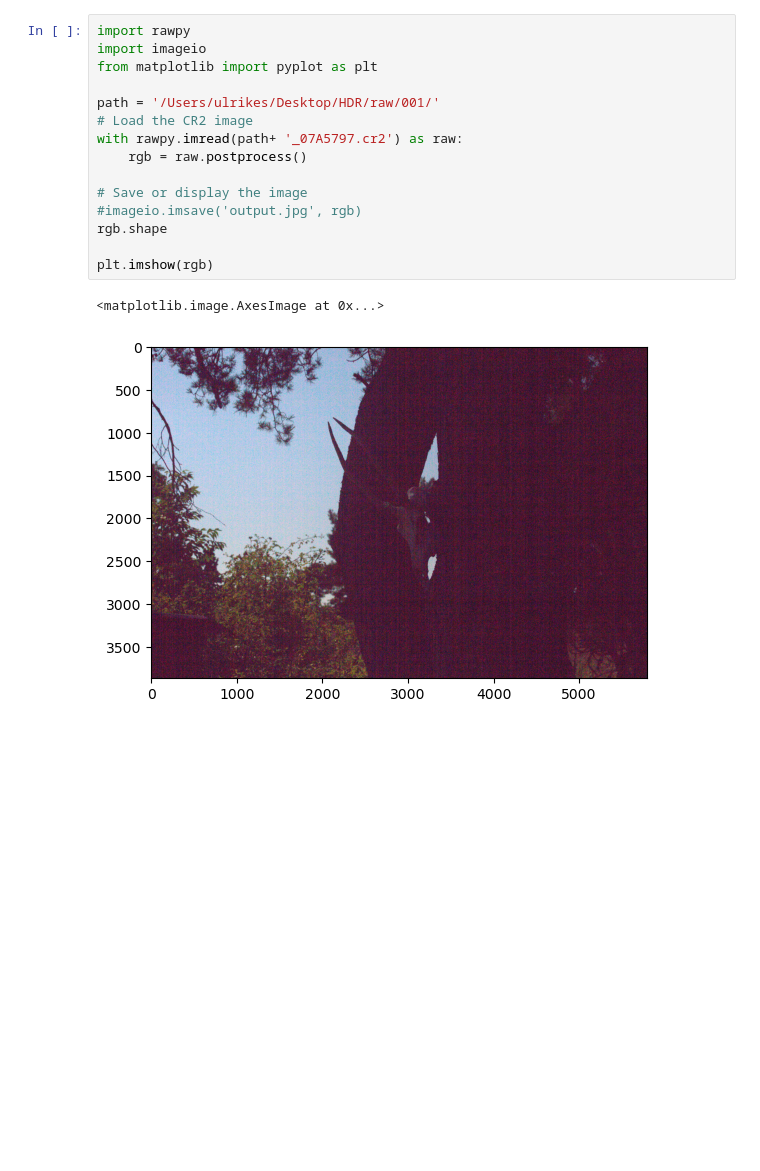
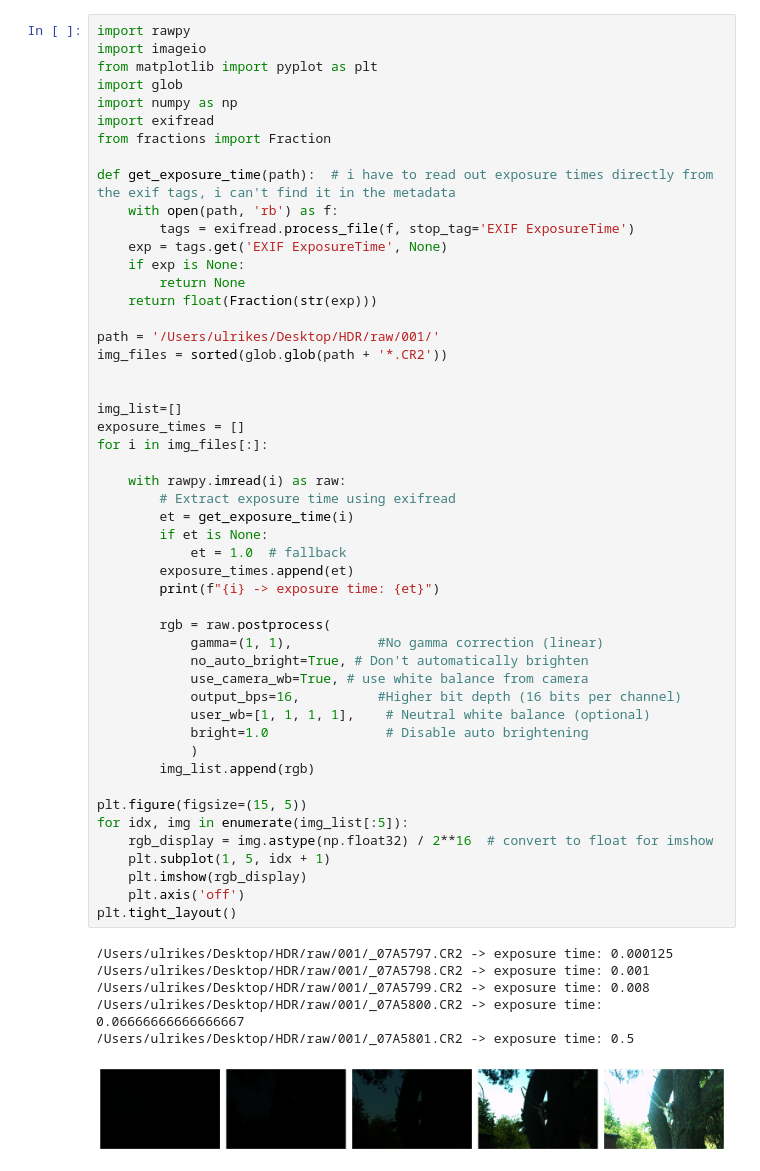
Before and after one commit to u-schulze/HDR, a Jupyter notebook: open_images.ipynb, the cells around one changed output. Cells and saved outputs as stored; diff of their text form; blank space fills up the shorter version.

```diff
--- a/open_images.ipynb
+++ b/open_images.ipynb
@@ -1,18 +1,57 @@
-# %%
-import rawpy
-import imageio
-from matplotlib import pyplot as plt
-
-path = '/Users/ulrikes/Desktop/HDR/raw/001/'
-# Load the CR2 image
-with rawpy.imread(path+ '_07A5797.cr2') as raw:
-    rgb = raw.postprocess()
-
-# Save or display the image
-#imageio.imsave('output.jpg', rgb)
-rgb.shape
-
-plt.imshow(rgb)
-# %% [output]
-<matplotlib.image.AxesImage at 0x...>
-[figure, removed]
+# %%
+import rawpy
+import imageio
+from matplotlib import pyplot as plt
+import glob
+import numpy as np
+import exifread
+from fractions import Fraction
+
+def get_exposure_time(path):  # i have to read out exposure times directly from the exif tags, i can't find it in the metadata
+    with open(path, 'rb') as f:
+        tags = exifread.process_file(f, stop_tag='EXIF ExposureTime')
+    exp = tags.get('EXIF ExposureTime', None)
+    if exp is None:
+        return None
+    return float(Fraction(str(exp)))
+
+path = '/Users/ulrikes/Desktop/HDR/raw/001/'
+img_files = sorted(glob.glob(path + '*.CR2'))
+
+
+img_list=[]
+exposure_times = []
+for i in img_files[:]:
+
+    with rawpy.imread(i) as raw:
+        # Extract exposure time using exifread
+        et = get_exposure_time(i)
+        if et is None:
+            et = 1.0  # fallback
+        exposure_times.append(et)
+        print(f"{i} -> exposure time: {et}")
+
+        rgb = raw.postprocess(
+            gamma=(1, 1),           #No gamma correction (linear)
+            no_auto_bright=True, # Don't automatically brighten
+            use_camera_wb=True, # use white balance from camera
+            output_bps=16,          #Higher bit depth (16 bits per channel)
+            user_wb=[1, 1, 1, 1],    # Neutral white balance (optional)
+            bright=1.0               # Disable auto brightening
+            )
+        img_list.append(rgb)
+
+plt.figure(figsize=(15, 5))
+for idx, img in enumerate(img_list[:5]):
+    rgb_display = img.astype(np.float32) / 2**16  # convert to float for imshow
+    plt.subplot(1, 5, idx + 1)
+    plt.imshow(rgb_display)
+    plt.axis('off')
+plt.tight_layout()
+# %% [output]
+/Users/ulrikes/Desktop/HDR/raw/001/_07A5797.CR2 -> exposure time: 0.000125
+/Users/ulrikes/Desktop/HDR/raw/001/_07A5798.CR2 -> exposure time: 0.001
+/Users/ulrikes/Desktop/HDR/raw/001/_07A5799.CR2 -> exposure time: 0.008
+/Users/ulrikes/Desktop/HDR/raw/001/_07A5800.CR2 -> exposure time: 0.06666666666666667
+/Users/ulrikes/Desktop/HDR/raw/001/_07A5801.CR2 -> exposure time: 0.5
+[figure, added]
```
Also changed, not shown: parts of 1 cell of this notebook.
